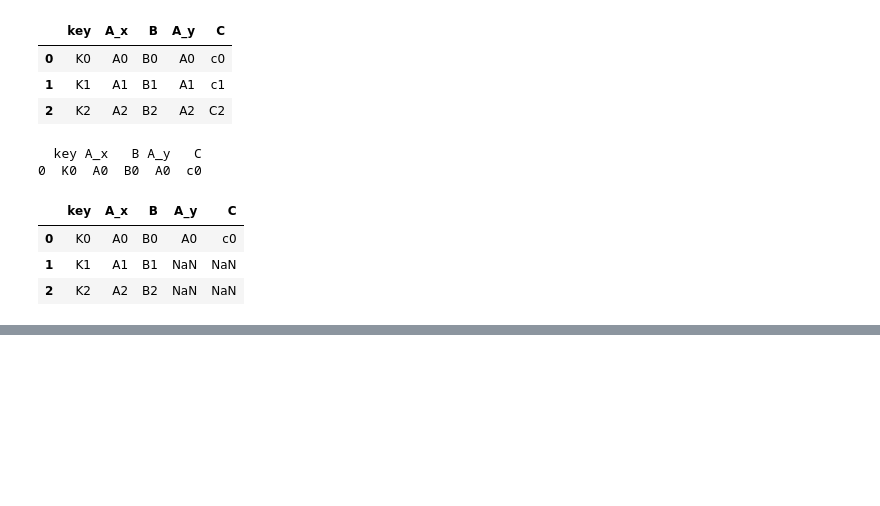
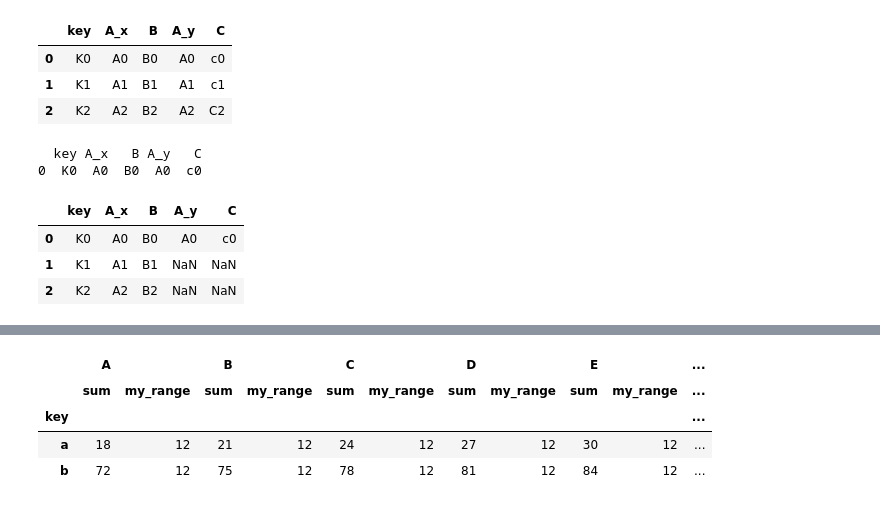
Before and after one commit to SongYangcheng/coding, a Jupyter notebook: pandas.ipynb, the cells around one changed output, grey strips where cells are left out. Drawn from its saved outputs; the diff is of its cells as text; code cells hidden in the pictures; blank space fills up the shorter version.

```diff
--- a/pandas.ipynb
+++ b/pandas.ipynb
@@ -556,0 +875,9 @@ result
+# %%
+#所有的类应用多个
+group.agg(["sum", my_range])
+# %% [output]
+|  | A |  | B |  | C |  | D |  | E |  | ... |
+|  | sum | my_range | sum | my_range | sum | my_range | sum | my_range | sum | my_range | ... |
+| key |  |  |  |  |  |  |  |  |  |  | ... |
+| a | 18 | 12 | 21 | 12 | 24 | 12 | 27 | 12 | 30 | 12 | ... |
+| b | 72 | 12 | 75 | 12 | 78 | 12 | 81 | 12 | 84 | 12 | ... |
```
Also changed, not shown: parts of 28 cells of this notebook, 10 other files.
